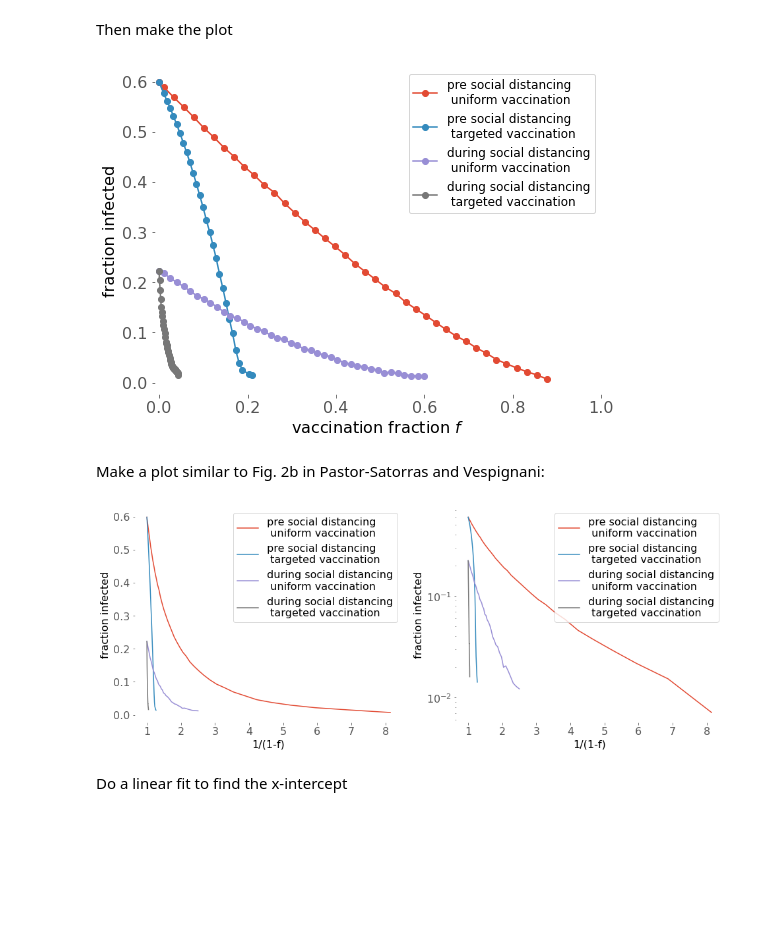
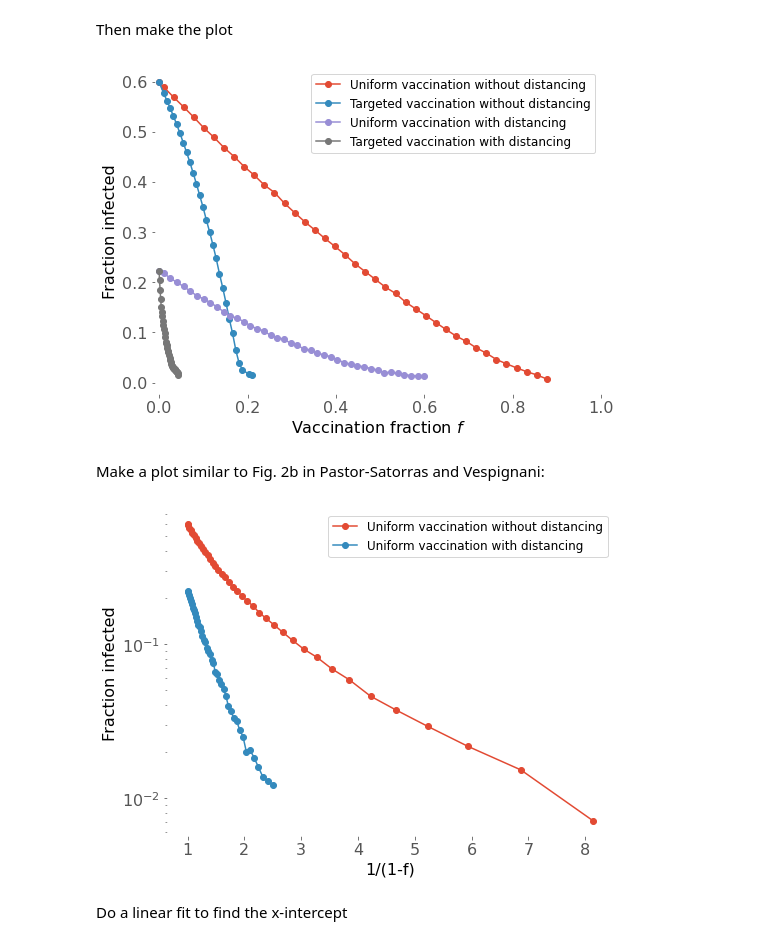
Before and after one commit to gshartnett/network_vaccination, a Jupyter notebook: SEIR Data Analysis.ipynb, the cells around one changed output. Drawn from its saved outputs; the diff is of its cells as text; code cells hidden in the pictures; blank space fills up the shorter version.

```diff
--- a/SEIR Data Analysis.ipynb
+++ b/SEIR Data Analysis.ipynb
@@ -162,8 +163,9 @@ reduction in fraction peak infected: 0.810242
 fig, axs = plt.subplots(2, 2, figsize=(12,9))
 axs = axs.flatten()
 socialdists = ['pre', 'post']
-socialdists2 = {'pre':'pre', 'post':'during'}
+socialdists2 = {'pre':'without', 'post':'with'}
 vacc_strategies = ['uniform', 'targeted']
+vacc_strategy_dic = {'uniform': 'Uniform', 'targeted':'Targeted'}
 
 i = 0
 for socialdist in socialdists:
@@ -191,17 +193,18 @@ for socialdist in socialdists:
                     mean, under, uppper = mean_confidence_interval(results_int/N_dict[socialdist])
                     ax.plot(t_int, mean, label=r'$f = $%.0f%%' % (100*vacc_f))
                     ax.fill_between(t_int, under, uppper, alpha=0.2)
+                    ax.set_xlim([0,250])
             except:
                 pass
 
         ## add labels, titles, and legend
         ax.grid(False)
         #ax.set_title('SD: %s, vacc: %s' %(socialdist, vacc_strategy))
-        ax.set_title('%s social distancing\n %s vaccination' %(socialdists2[socialdist], vacc_strategy), fontsize=12, x=0.72, y=0.3)
+        ax.set_title('%s vaccination \n%s distancing' %(vacc_strategy_dic[vacc_strategy], socialdists2[socialdist]), fontsize=12, x=0.72, y=0.3)
         if i in [2, 3]:
             ax.set_xlabel('$t$  (days)')
         if i in [0, 2]:
-            ax.set_ylabel('fraction infected')
+            ax.set_ylabel('Fraction infected')
         if i == 0:
             ax.legend(fontsize=12)
 
@@ -283,47 +337,41 @@ for socialdist in socialdists:
 
         #ax.plot(flist2, mean, '-ok', color=colormap[i], label='SD: %s, vacc: %s' %(socialdist, vacc_strategy))
         ax.plot(flist_dic[(socialdist, vacc_strategy)], mean_dic[(socialdist, vacc_strategy)], '-ok', color=colormap[i],
-                label='%s social distancing\n %s vaccination' %(socialdists2[socialdist], vacc_strategy))
+                label='%s vaccination %s distancing' %(vacc_strategy_dic[vacc_strategy], socialdists2[socialdist]))
         #ax.errorbar(flist2, mean, yerr=std, fmt='-o', color=colormap[i], label='SD: %s, vacc: %s' %(socialdist, vacc_strategy))
         i += 1
 
 ax.legend(fontsize=12)
-ax.set_xlabel(r'vaccination fraction $f$')
-ax.set_ylabel(r'fraction infected')
+ax.set_xlabel(r'Vaccination fraction $f$')
+ax.set_ylabel(r'Fraction infected')
 ax.set_xlim([-0.01,1])
-plt.savefig("figures/SEIR_vacc_fraction.pdf")#png", dpi=600)
+plt.savefig("figures/SEIR_vacc_fraction.png", dpi=600)
 plt.show()
 # %% [output]
-[figure, old version]
+[figure, new version]
 # %% [markdown]
 Make a plot similar to Fig. 2b in Pastor-Satorras and Vespignani:
 # %%
-fig, ax = plt.subplots(1, 2, figsize=(16,6))
+fig, ax = plt.subplots(1, 1, figsize=(8,6))
+i = 0
 
-ax[0].grid(False)
+ax.grid(False)
 for socialdist in socialdists:
-    for vacc_strategy in vacc_strategies:
-        ax[0].plot(1/(1-flist_dic[(socialdist, vacc_strategy)]), mean_dic[(socialdist, vacc_strategy)],
-                label='%s social distancing\n %s vaccination' %(socialdists2[socialdist], vacc_strategy))
-ax[0].set_xlabel('1/(1-f)')
-ax[0].set_ylabel('fraction infected')
-ax[0].legend()
+    for vacc_strategy in ['uniform']:
+        ax.plot(1/(1-flist_dic[(socialdist, vacc_strategy)]), mean_dic[(socialdist, vacc_strategy)], '-ok', color=colormap[i],
+               label='%s vaccination %s distancing' %(vacc_strategy_dic[vacc_strategy], socialdists2[socialdist]))
+        i += 1
 
-ax[1].grid(False)
-for socialdist in socialdists:
-    for vacc_strategy in vacc_strategies:
-        ax[1].plot(1/(1-flist_dic[(socialdist, vacc_strategy)]), mean_dic[(socialdist, vacc_strategy)],
-                label='%s social distancing\n %s vaccination' %(socialdists2[socialdist], vacc_strategy))
-ax[1].set_xlabel('1/(1-f)')
-ax[1].set_ylabel('fraction infected')
-ax[1].legend()
+ax.set_xlabel('1/(1-f)')
+ax.set_ylabel('Fraction infected')
+ax.legend(fontsize=12)
 #ax.set_xscale('log')
-ax[1].set_yscale('log')
+ax.set_yscale('log')
 
-plt.savefig("figures/SEIR_vacc_fraction_vespignani.png")#png", dpi=600)
+plt.savefig("figures/SEIR_vacc_fraction_vespignani.png", dpi=600)
 plt.show()
 # %% [output]
-[figure, old version]
+[figure, new version]
 # %% [markdown]
 Do a linear fit to find the x-intercept
 # %%
```
Also changed, not shown: parts of 23 cells of this notebook, 2 other files.
